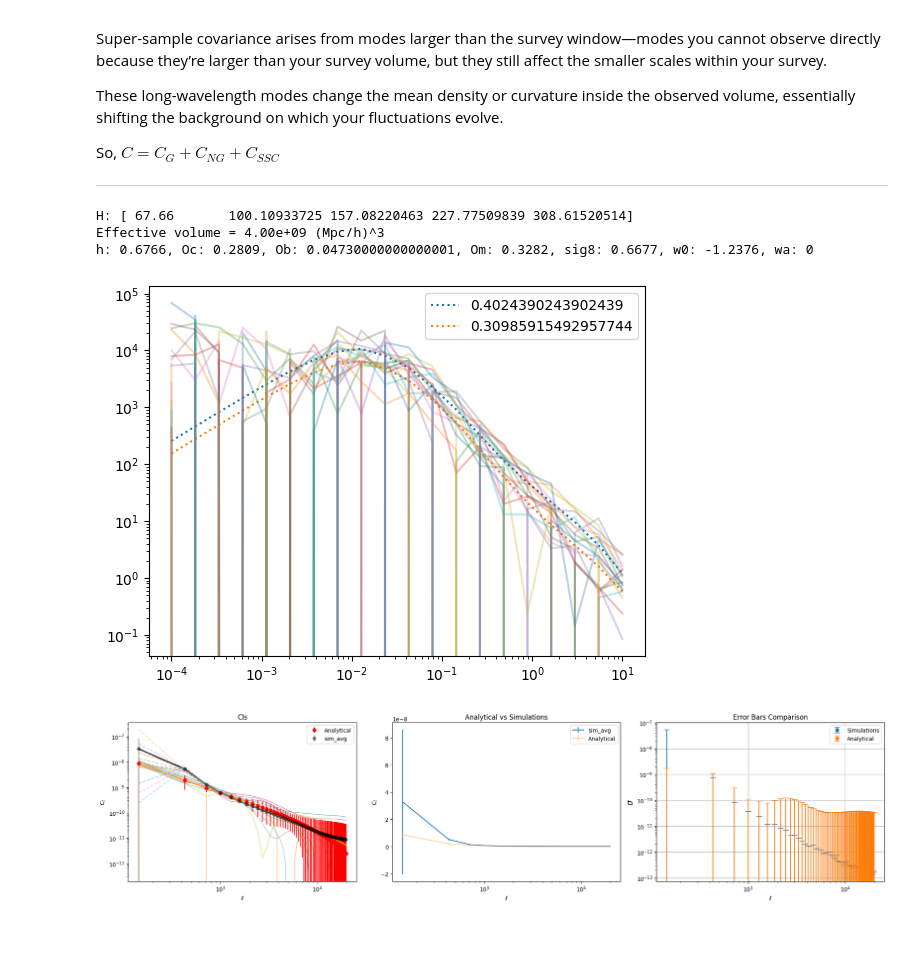
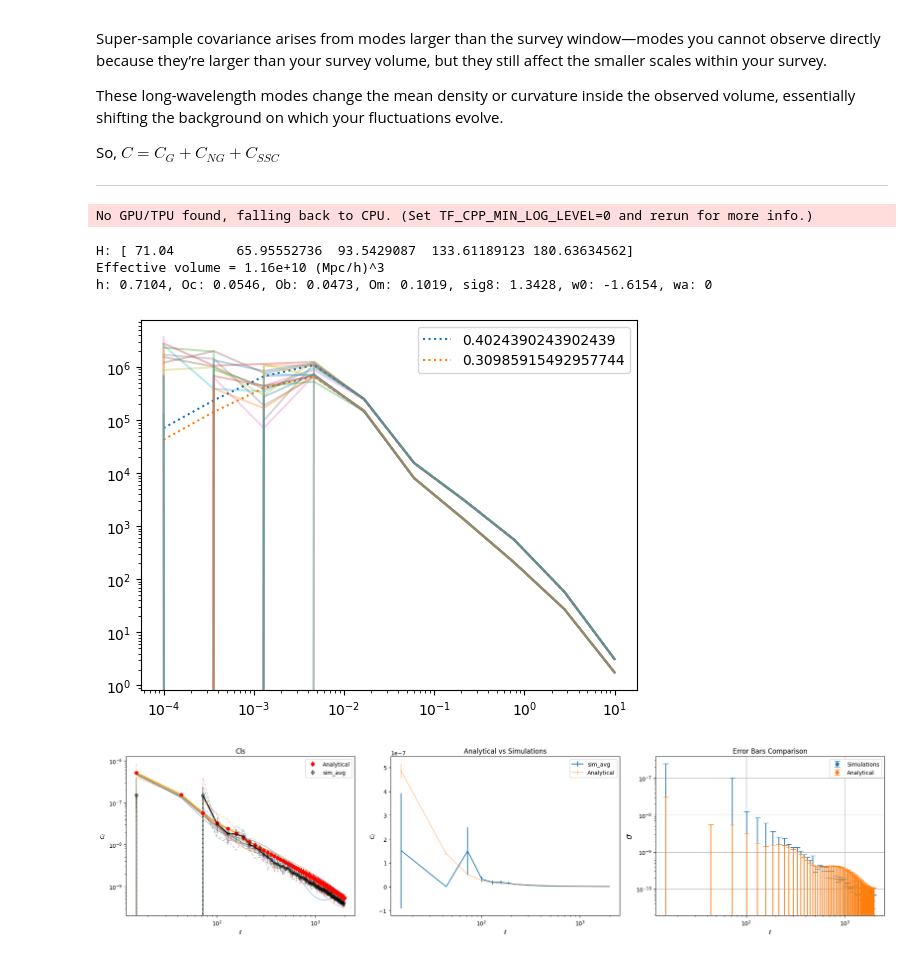
Before and after one commit to vilasinits/LDT_2cell_l1_norm, a Jupyter notebook: covariance_test.ipynb, the cells around one changed output. Drawn from its saved outputs; the diff is of its cells as text; code cells hidden in the pictures.

```diff
--- a/covariance_test.ipynb
+++ b/covariance_test.ipynb
@@ -237,7 +237,7 @@ def calculate_Cls_(map, angle, ell_min, ell_max, n_bins):
     return jnp.array(ell_edges), jnp.array(ell_bins), jnp.array(cls_values * normalization)
 # %%
 
-def compute_total_covariance(tk3d, k, a, pk_mean, volume, delta_A0=.5,
+def compute_total_covariance(tk3d, k, a, pk_mean, volume, delta_A0=.05,
                             response=None, sigma_b_squared=None):
     """
     Compute total covariance matrix: Gaussian + non-Gaussian (trispectrum) + SSC.
@@ -267,13 +267,16 @@ def compute_total_covariance(tk3d, k, a, pk_mean, volume, delta_A0=.5,
         Full covariance matrix with SSC.
     """
     # 1. Gaussian
-    delta_k = np.gradient(k)
+    delta_k = np.diff(k, append=2*k[-1] - k[-2])
+
     Nk = (volume * k**2 * delta_k) / (2 * np.pi**2)
     sigma2 = (2 / Nk) + delta_A0**2
     cov_gauss = np.diag(sigma2 * pk_mean**2)
 
     # 2. Non-Gaussian
     Tmat = tk3d(k, a)
+    # Tmat = np.array([[tk3d(ki, kj, a) for kj in k] for ki in k])
+
     cov_ng = 0.5 * (Tmat + Tmat.T) / volume / volume
 
     # 3. Super-sample covariance
@@ -290,13 +293,15 @@ def compute_total_covariance(tk3d, k, a, pk_mean, volume, delta_A0=.5,
         k_window = np.linspace(1e-4, 10, 100)
         W = 3 * (np.sin(k_window * R_survey) - k_window * R_survey * np.cos(k_window * R_survey)) / (k_window * R_survey)**3
         pk_window = np.interp(k_window, k, pk_mean)
-        integrand = k_window**2 * pk_window * W**2
+        # integrand = k_window**2 * pk_window * W**2
+        integrand = k_window**2 * pk_window * W**2 / (2 * np.pi**2)
+
         sigma_b_squared = np.trapz(integrand, k_window) / (2 * np.pi**2)
 
     cov_ssc = np.outer(response, response) * pk_mean[:, None] * pk_mean[None, :] * sigma_b_squared / (volume**2)
 
     # Total covariance
-    cov_total = cov_gauss + 0.3*cov_ng + (.35*cov_ssc)
+    cov_total = cov_gauss + 1.*cov_ng + (1.*cov_ssc)
     # plt.figure()
     # plt.imshow(cov_total)
     # plt.colorbar()
@@ -308,12 +313,12 @@ def compute_total_covariance(tk3d, k, a, pk_mean, volume, delta_A0=.5,
 # ------------------------
 z_nz = newz #nz_array[0] #np.linspace(0.01, 2., 10)  # sampling of redshifts
 a_nz = 1 / (1 + z_nz)
-k = np.logspace(-4, 1, 20)         #Mpc^-1
+k = np.logspace(-4, 1, 10)         #Mpc^-1
 # k = np.linspace(1e-3, 4., 100)
 
 n_real = 10
 
-cosmo_index_to_run = 0
+cosmo_index_to_run = 1
 
 Cl_sim = []
 for i in range(1, 11): # Loop over 10 simulation realizations
@@ -327,7 +332,7 @@ for i in range(1, 11): # Loop over 10 simulation realizations
     # print(f"  Loading map: {map_path}") # Optional: for debugging
     mass_map_data = np.load(map_path)
     # ell, Cl = compute_Cl_flat_sky(mass_map_data, theta_pix_rad)
-    edges, bins, Cl = calculate_Cls_(jnp.array(mass_map_data), 10, 1, 2e4, 70)
+    edges, bins, Cl = calculate_Cls_(jnp.array(mass_map_data), 10, 1, 2e3, 70)
     # bins_sim.append(bins)
     Cl_sim.append(Cl)
 Cl_sim = np.array(Cl_sim)
@@ -408,7 +413,7 @@ for a in a_nz:
                             use_log=False)
     Tmat = tk3d(k, a)
 
-    cov_total = compute_total_covariance(tk3d, k, a, P_mean, V_eff, delta_A0=.8)
+    cov_total = compute_total_covariance(tk3d, k, a, P_mean, V_eff, delta_A0=.01)
 
     eigvals, eigvecs = np.linalg.eigh(cov_total)
     eigvals = np.clip(eigvals, 0, None)
@@ -520,38 +525,39 @@ plt.ylabel(r'$C_\ell$')
 plt.yscale('log')
 plt.title('Cls')
 
 plt.subplot(132)
 plt.errorbar(bins, Cl_sim_avg*factor, yerr=np.sqrt(np.var(Cl_sim*factor,axis=0)), fmt= '' ,label="sim_avg")
 plt.errorbar(ell, cl_mean * win_func, yerr=np.sqrt(np.var(cls_realizations * win_func,axis=0)),fmt='', label="Analytical", alpha=0.4)
 plt.xscale('log')
 # plt.yscale('log')
 plt.legend()
 plt.title('Analytical vs Simulations')
 plt.xlabel(r'$\ell$')
 plt.ylabel(r'$C_\ell$')
 
 plt.subplot(133)
 std1 = np.sqrt(np.var(Cl_sim*factor,axis=0))
 std2 = np.sqrt(np.var(cls_realizations * win_func,axis=0))
 plt.errorbar(bins, np.zeros_like(std1), yerr=std1, fmt='o', capsize=5, label='Simulations')
 plt.errorbar(ell, np.zeros_like(std2), yerr=std2, fmt='o', capsize=5, label='Analytical')
 # plt.xticks(bins, labels)
 plt.title('Error Bars Comparison')
 plt.xlabel(r'$\ell$')
 plt.ylabel(r'$\sigma$',size=15)
 plt.xscale('log')
 plt.yscale('log')
 plt.legend()
 plt.grid(True)
 plt.tight_layout()
 
 plt.show()
 # %% [output]
-H: [ 67.66       100.10933725 157.08220463 227.77509839 308.61520514]
-Effective volume = 4.00e+09 (Mpc/h)^3
-h: 0.6766, Oc: 0.2809, Ob: 0.04730000000000001, Om: 0.3282, sig8: 0.6677, w0: -1.2376, wa: 0
+No GPU/TPU found, falling back to CPU. (Set TF_CPP_MIN_LOG_LEVEL=0 and rerun for more info.)
+H: [ 71.04        65.95552736  93.5429087  133.61189123 180.63634562]
+Effective volume = 1.16e+10 (Mpc/h)^3
+h: 0.7104, Oc: 0.0546, Ob: 0.0473, Om: 0.1019, sig8: 1.3428, w0: -1.6154, wa: 0
-[figure, old version]
+[figure, new version]
-[figure, old version]
+[figure, new version]
 # %%
 
 def compare_covariances_different_ells(cls_realizations, ell, Cl_sim, bins, show_diff=False):
```
Also changed, not shown: parts of 1 cell of this notebook, 12 other files.
